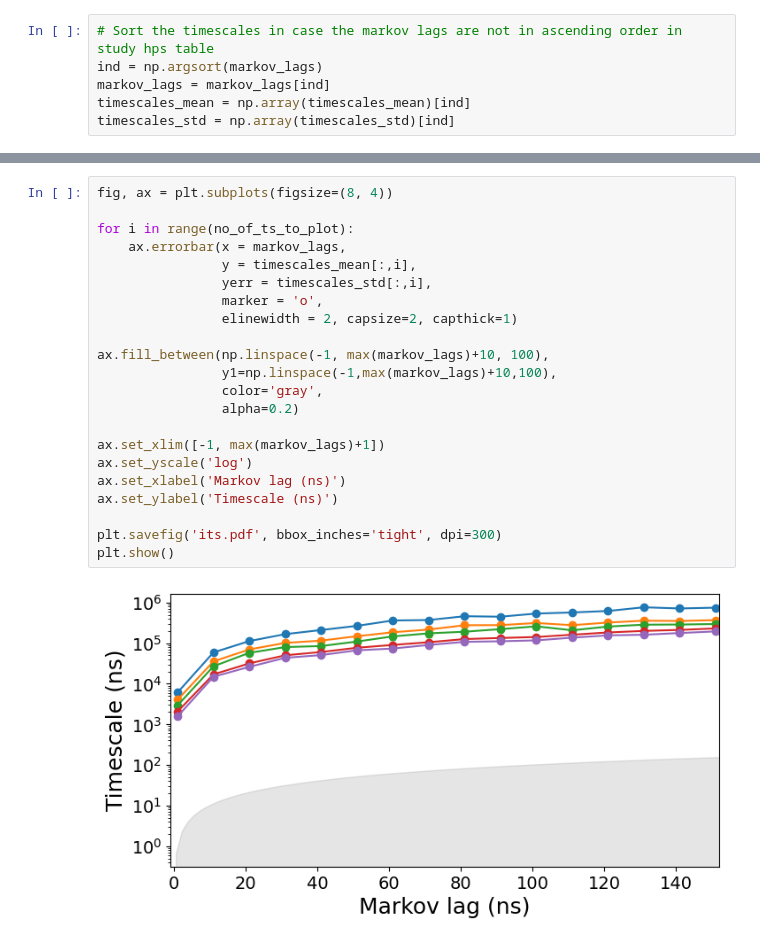
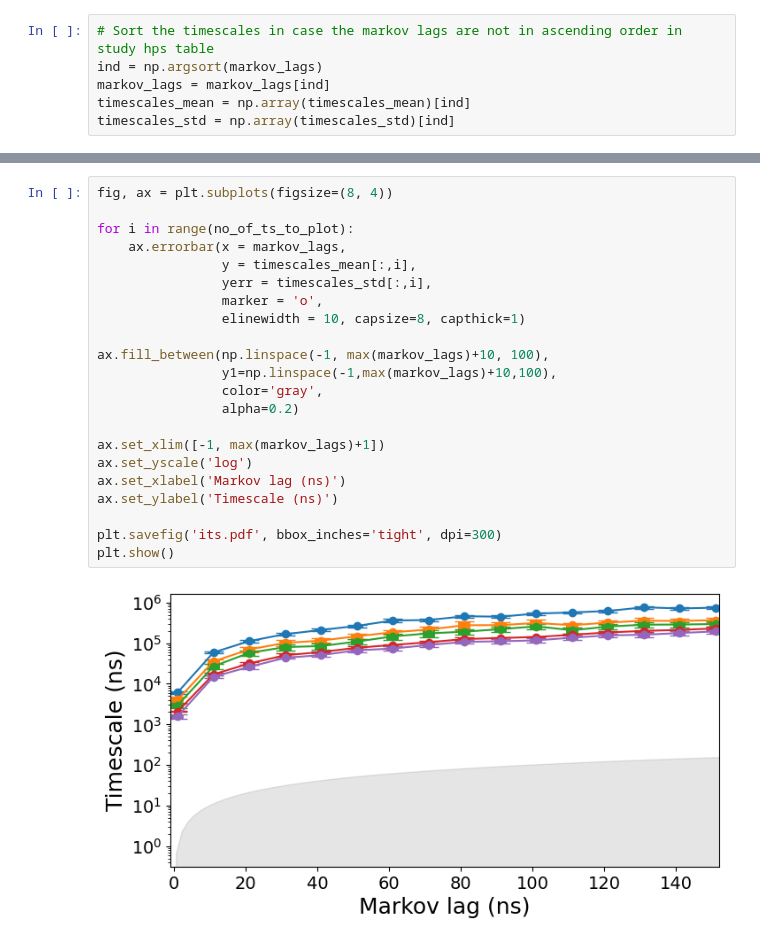
Before and after one commit to meyresearch/kinase_analysis, a Jupyter notebook: notebooks/plotting/plot_convergence.ipynb, the cells around one changed output, grey strips where cells are left out. Cells and saved outputs as stored; diff of their text form.

Commit message:
Clean plottings

```diff
--- a/notebooks/plotting/plot_convergence.ipynb
+++ b/notebooks/plotting/plot_convergence.ipynb
@@ -120,24 +160,24 @@ timescales_std = np.array(timescales_std)[ind]
 # %%
 fig, ax = plt.subplots(figsize=(8, 4))
 
 for i in range(no_of_ts_to_plot):
     ax.errorbar(x = markov_lags,
                 y = timescales_mean[:,i],
                 yerr = timescales_std[:,i],
                 marker = 'o',
-                elinewidth = 2, capsize=2, capthick=1)
+                elinewidth = 10, capsize=8, capthick=1)
 
 ax.fill_between(np.linspace(-1, max(markov_lags)+10, 100),
                 y1=np.linspace(-1,max(markov_lags)+10,100),
                 color='gray',
                 alpha=0.2)
 
 ax.set_xlim([-1, max(markov_lags)+1])
 ax.set_yscale('log')
 ax.set_xlabel('Markov lag (ns)')
 ax.set_ylabel('Timescale (ns)')
 
 plt.savefig('its.pdf', bbox_inches='tight', dpi=300)
 plt.show()
 # %% [output]
-[figure, old version]
+[figure, new version]
```
Also changed, not shown: parts of 2 cells of this notebook, 6 other files.
